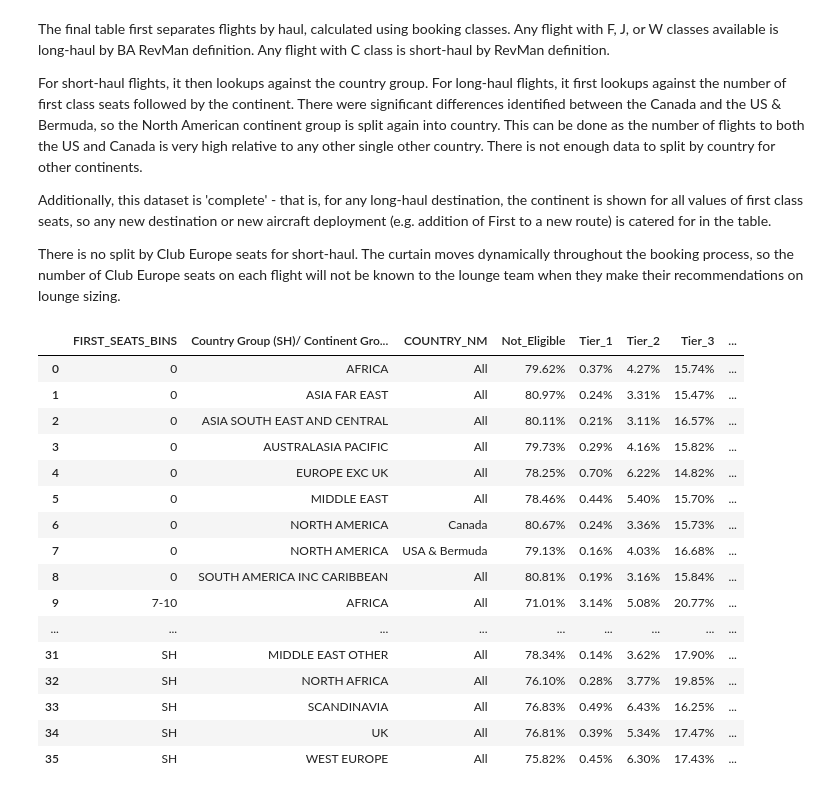
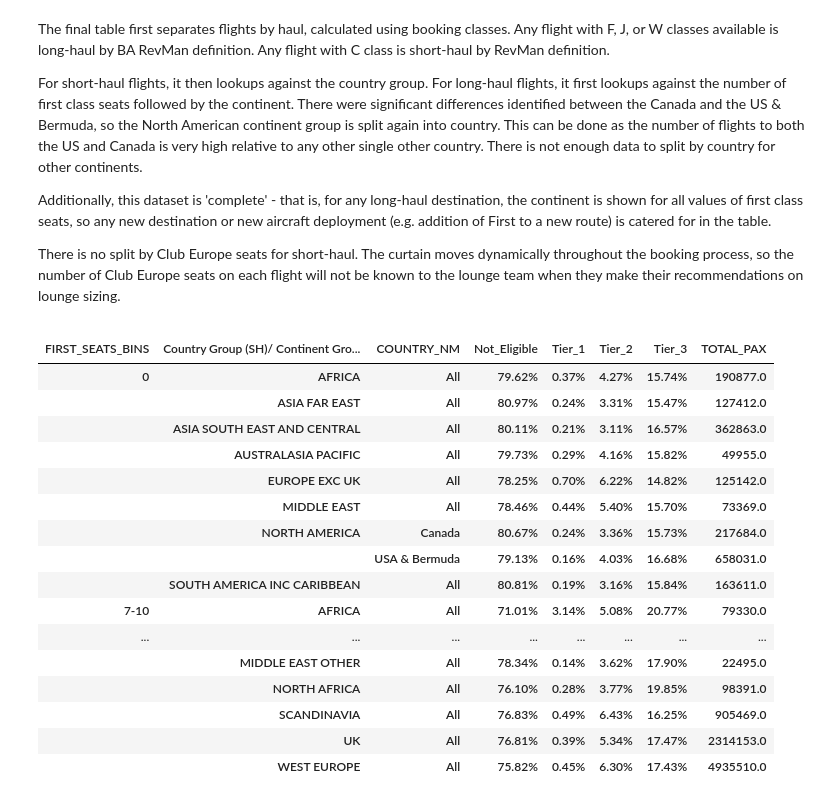
Before and after one commit to IanMaHKG-BA/Hackathon_Team_1, a Jupyter notebook: Group_1_The_Hacka_Final.ipynb, the cells around one changed output. Cells and saved outputs as stored; diff of their text form; code cells hidden in the pictures.

```diff
--- a/Group_1_The_Hacka_Final.ipynb
+++ b/Group_1_The_Hacka_Final.ipynb
@@ -1282,23 +1290,24 @@ For short-haul flights, it then lookups against the country group. For long-haul
 Additionally, this dataset is 'complete' - that is, for any long-haul destination, the continent is shown for all values of first class seats, so any new destination or new aircraft deployment (e.g. addition of First to a new route) is catered for in the table.
 
 There is no split by Club Europe seats for short-haul. The curtain moves dynamically throughout the booking process, so the number of Club Europe seats on each flight will not be known to the lounge team when they make their recommendations on lounge sizing.
-# %%
-final_lookup_table
-# %% [output]
-|  | FIRST_SEATS_BINS | Country Group (SH)/ Continent Gro... | COUNTRY_NM | Not_Eligible | Tier_1 | Tier_2 | Tier_3 | ... |
-| 0 | 0 | AFRICA | All | 79.62% | 0.37% | 4.27% | 15.74% | ... |
-| 1 | 0 | ASIA FAR EAST | All | 80.97% | 0.24% | 3.31% | 15.47% | ... |
-| 2 | 0 | ASIA SOUTH EAST AND CENTRAL | All | 80.11% | 0.21% | 3.11% | 16.57% | ... |
-| 3 | 0 | AUSTRALASIA PACIFIC | All | 79.73% | 0.29% | 4.16% | 15.82% | ... |
-| 4 | 0 | EUROPE EXC UK | All | 78.25% | 0.70% | 6.22% | 14.82% | ... |
-| 5 | 0 | MIDDLE EAST | All | 78.46% | 0.44% | 5.40% | 15.70% | ... |
-| 6 | 0 | NORTH AMERICA | Canada | 80.67% | 0.24% | 3.36% | 15.73% | ... |
-| 7 | 0 | NORTH AMERICA | USA & Bermuda | 79.13% | 0.16% | 4.03% | 16.68% | ... |
-| 8 | 0 | SOUTH AMERICA INC CARIBBEAN | All | 80.81% | 0.19% | 3.16% | 15.84% | ... |
-| 9 | 7-10 | AFRICA | All | 71.01% | 3.14% | 5.08% | 20.77% | ... |
-| ... | ... | ... | ... | ... | ... | ... | ... | ... |
-| 31 | SH | MIDDLE EAST OTHER | All | 78.34% | 0.14% | 3.62% | 17.90% | ... |
-| 32 | SH | NORTH AFRICA | All | 76.10% | 0.28% | 3.77% | 19.85% | ... |
-| 33 | SH | SCANDINAVIA | All | 76.83% | 0.49% | 6.43% | 16.25% | ... |
-| 34 | SH | UK | All | 76.81% | 0.39% | 5.34% | 17.47% | ... |
-| 35 | SH | WEST EUROPE | All | 75.82% | 0.45% | 6.30% | 17.43% | ... |
+# %%
+group_pivot_to_lookup(final_lookup_table)
+# %% [output]
+|  |  |  |  |  |  |  |  |
+| FIRST_SEATS_BINS | Country Group (SH)/ Continent Gro... | COUNTRY_NM | Not_Eligible | Tier_1 | Tier_2 | Tier_3 | TOTAL_PAX |
+| 0 | AFRICA | All | 79.62% | 0.37% | 4.27% | 15.74% | 190877.0 |
+|  | ASIA FAR EAST | All | 80.97% | 0.24% | 3.31% | 15.47% | 127412.0 |
+|  | ASIA SOUTH EAST AND CENTRAL | All | 80.11% | 0.21% | 3.11% | 16.57% | 362863.0 |
+|  | AUSTRALASIA PACIFIC | All | 79.73% | 0.29% | 4.16% | 15.82% | 49955.0 |
+|  | EUROPE EXC UK | All | 78.25% | 0.70% | 6.22% | 14.82% | 125142.0 |
+|  | MIDDLE EAST | All | 78.46% | 0.44% | 5.40% | 15.70% | 73369.0 |
+|  | NORTH AMERICA | Canada | 80.67% | 0.24% | 3.36% | 15.73% | 217684.0 |
+|  |  | USA & Bermuda | 79.13% | 0.16% | 4.03% | 16.68% | 658031.0 |
+|  | SOUTH AMERICA INC CARIBBEAN | All | 80.81% | 0.19% | 3.16% | 15.84% | 163611.0 |
+| 7-10 | AFRICA | All | 71.01% | 3.14% | 5.08% | 20.77% | 79330.0 |
+| ... | ... | ... | ... | ... | ... | ... | ... |
+|  | MIDDLE EAST OTHER | All | 78.34% | 0.14% | 3.62% | 17.90% | 22495.0 |
+|  | NORTH AFRICA | All | 76.10% | 0.28% | 3.77% | 19.85% | 98391.0 |
+|  | SCANDINAVIA | All | 76.83% | 0.49% | 6.43% | 16.25% | 905469.0 |
+|  | UK | All | 76.81% | 0.39% | 5.34% | 17.47% | 2314153.0 |
+|  | WEST EUROPE | All | 75.82% | 0.45% | 6.30% | 17.43% | 4935510.0 |
```
Also changed, not shown: parts of 15 cells of this notebook.
